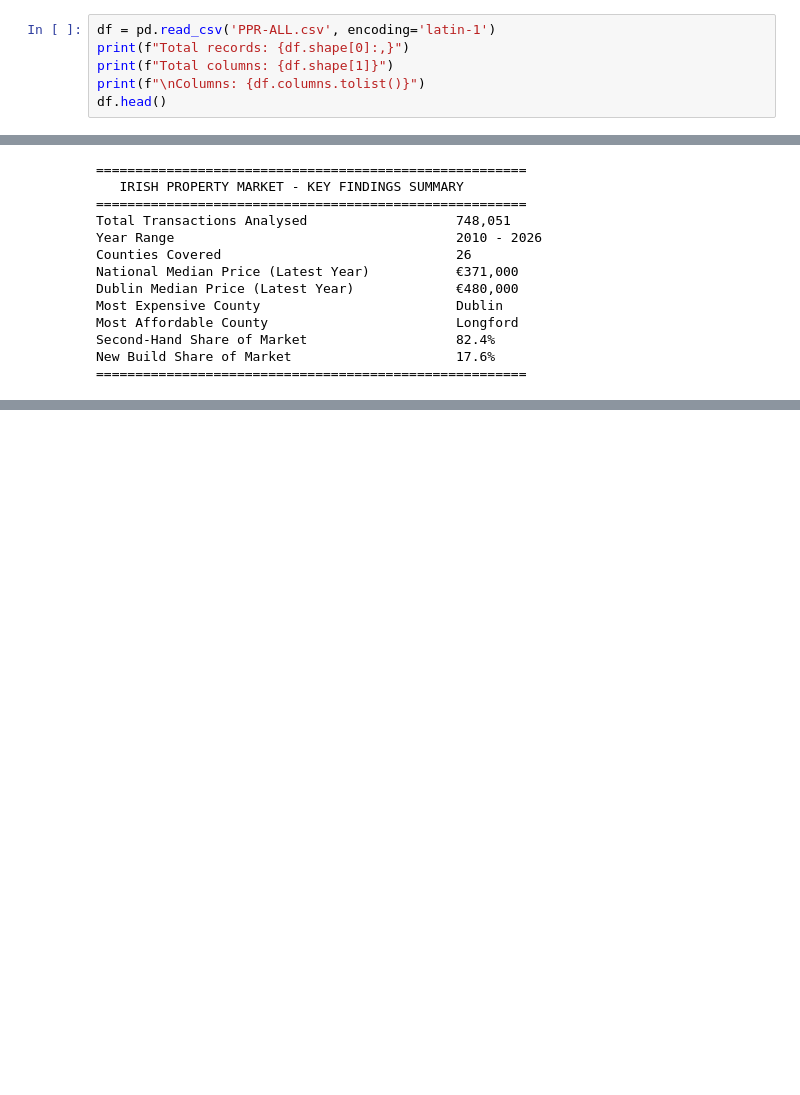
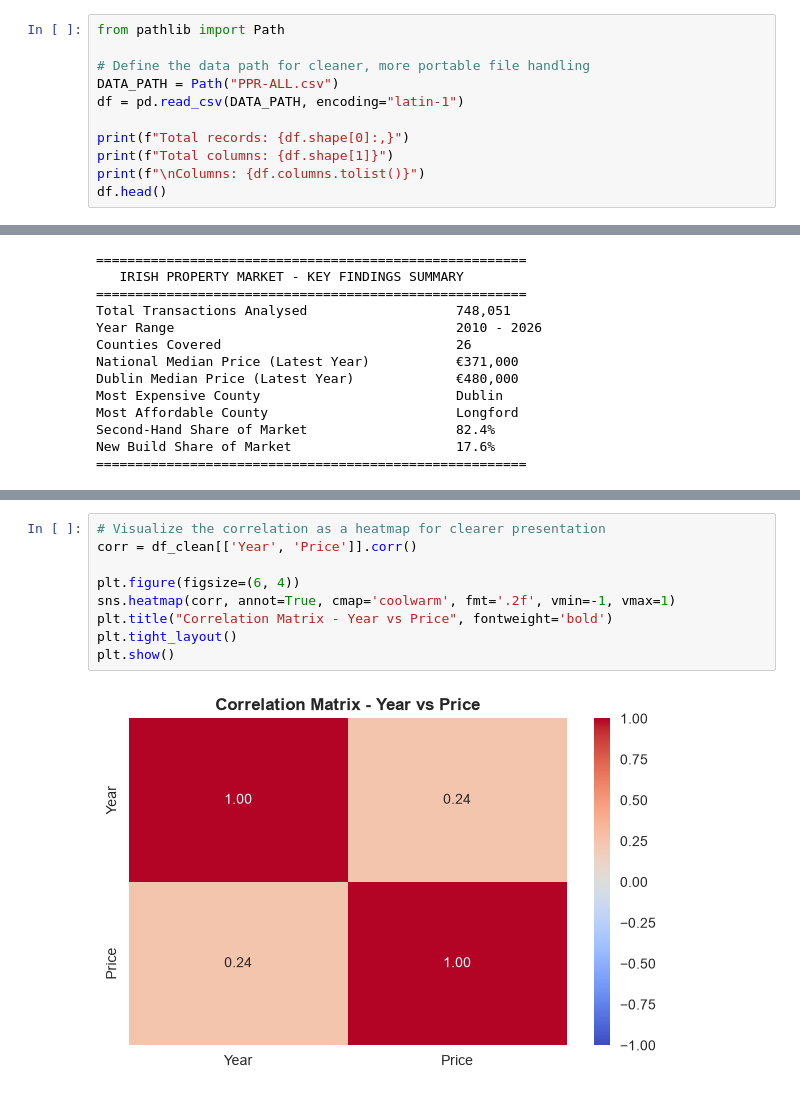
Before and after one commit to i-am-navya/-ireland-housing-analysis, a Jupyter notebook: housing_analysis.ipynb, the cells around one changed output, grey strips where cells are left out. Drawn from its saved outputs; the diff is of its cells as text; blank space fills up the shorter version.

```diff
--- a/housing_analysis.ipynb
+++ b/housing_analysis.ipynb
@@ -31,7 +71,12 @@ sns.set_palette("husl")
 We load the raw CSV using `latin-1` encoding because the file contains special
 characters (euro signs, Irish place names with accents) that standard UTF-8 cannot read.
 # %%
-df = pd.read_csv('PPR-ALL.csv', encoding='latin-1')
+from pathlib import Path
+
+# Define the data path for cleaner, more portable file handling
+DATA_PATH = Path("PPR-ALL.csv")
+df = pd.read_csv(DATA_PATH, encoding="latin-1")
+
 print(f"Total records: {df.shape[0]:,}")
 print(f"Total columns: {df.shape[1]}")
 print(f"\nColumns: {df.columns.tolist()}")
@@ -643,0 +804,11 @@ New Build Share of Market                     17.6%
+# %%
+# Visualize the correlation as a heatmap for clearer presentation
+corr = df_clean[['Year', 'Price']].corr()
+
+plt.figure(figsize=(6, 4))
+sns.heatmap(corr, annot=True, cmap='coolwarm', fmt='.2f', vmin=-1, vmax=1)
+plt.title("Correlation Matrix - Year vs Price", fontweight='bold')
+plt.tight_layout()
+plt.show()
+# %% [output]
+[figure, added]
```
Also changed, not shown: parts of 47 cells of this notebook, 16 other files.
